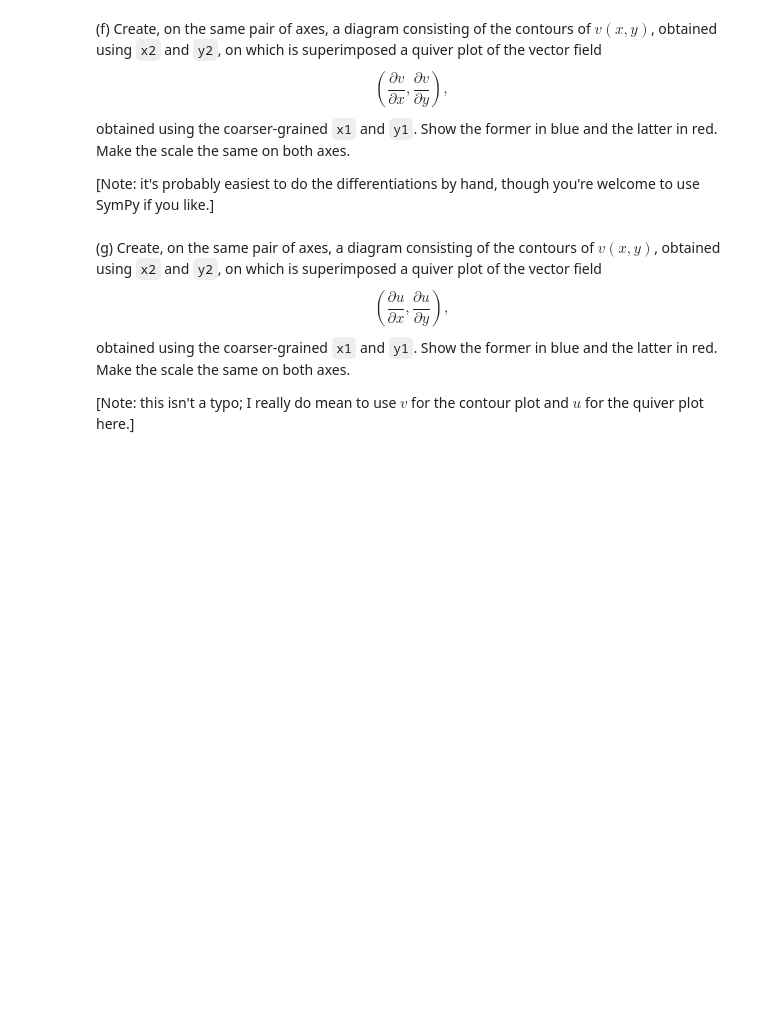
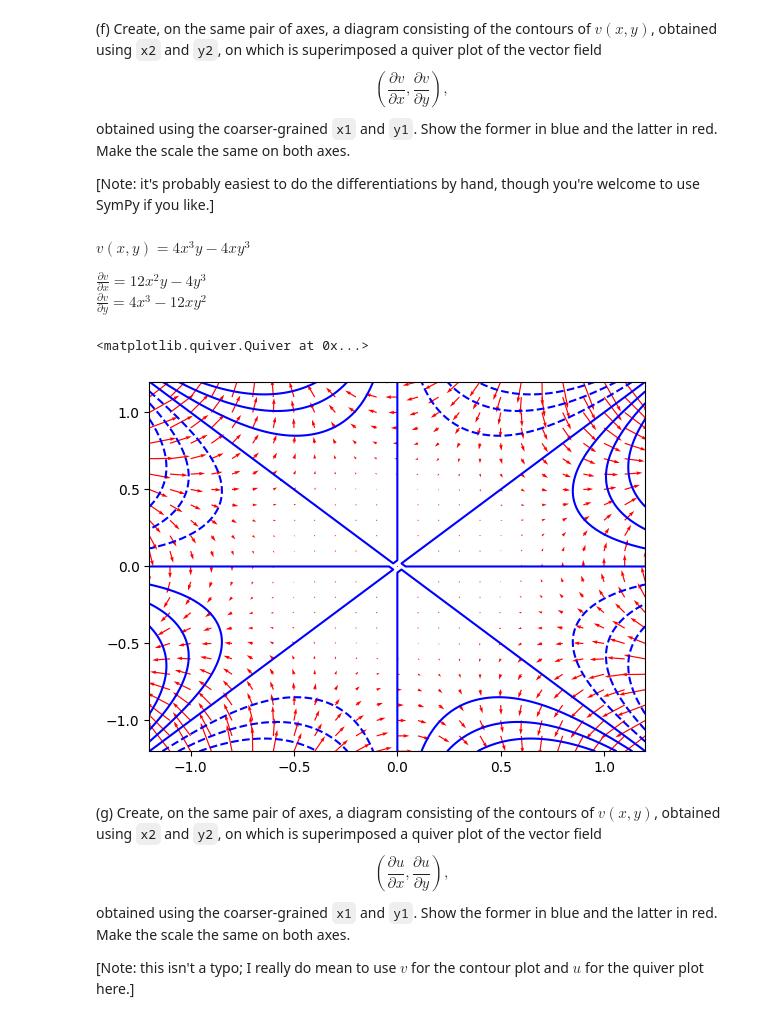
Before and after one commit to Imperial-MATH40006/math40006-2022-23-term2-week4-fkaner0, a Jupyter notebook: term2week4.ipynb, the cells around one changed output. Drawn from its saved outputs; the diff is of its cells as text; code cells hidden in the pictures; blank space fills up the shorter version.

```diff
--- a/term2week4.ipynb
+++ b/term2week4.ipynb
@@ -353,8 +353,23 @@ $$\left(\frac{\partial v}{\partial x},\frac{\partial v}{\partial y}\right),$$
 obtained using the coarser-grained `x1` and `y1`. Show the former in blue and the latter in red. Make the scale the same on both axes.
 
 [Note: it's probably easiest to do the differentiations by hand, though you're welcome to use SymPy if you like.]
+# %% [markdown]
+$v(x,y) = 4x^3y-4xy^3$
+
+$\frac{\partial v}{\partial x} = 12x^2y - 4y^3$\
+$\frac{\partial v}{\partial y} = 4x^3 - 12xy^2$
 # %%
-fig, ax = plt.sublots()
+fig, ax = plt.subplots()
+
+v = 4 * x2**3 * y2 - 4 * x2 * y2 **3
+ax.contour(x2, y2, v, colors=['blue'])
+
+dvdx = 12 * x1**2 * y1 - 4 * y1**3
+dvdy = 4 * x1**3 - 12 * x1 * y1**2
+ax.quiver(x1, y1, dvdx, dvdy, color = 'red')
+# %% [output]
+<matplotlib.quiver.Quiver at 0x...>
+[figure, added]
 # %% [markdown]
 (g) Create, on the same pair of axes, a diagram consisting of the contours of $v(x,y)$, obtained using `x2` and `y2`, on which is superimposed a quiver plot of the vector field
 $$\left(\frac{\partial u}{\partial x},\frac{\partial u}{\partial y}\right),$$
```
Also changed, not shown: parts of 28 cells of this notebook.
